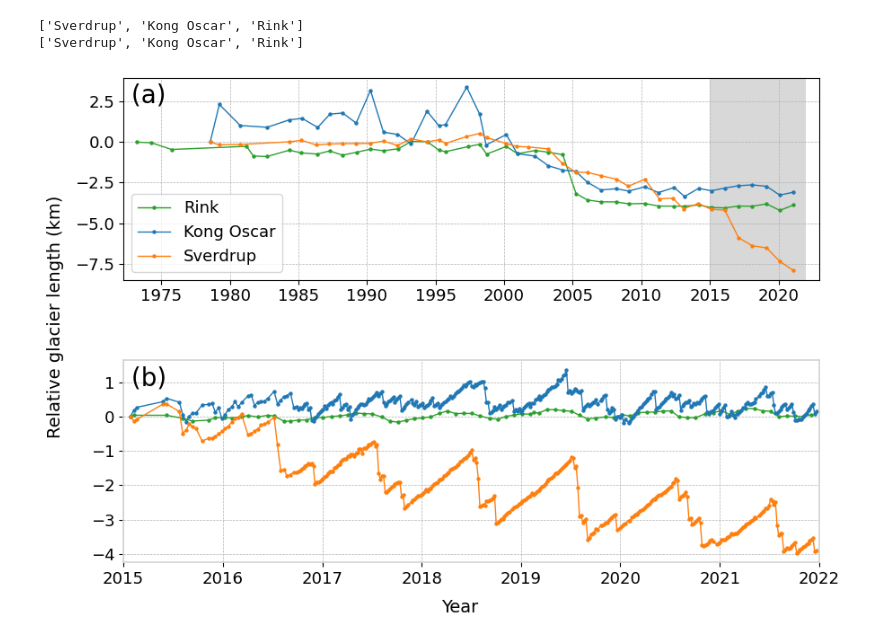
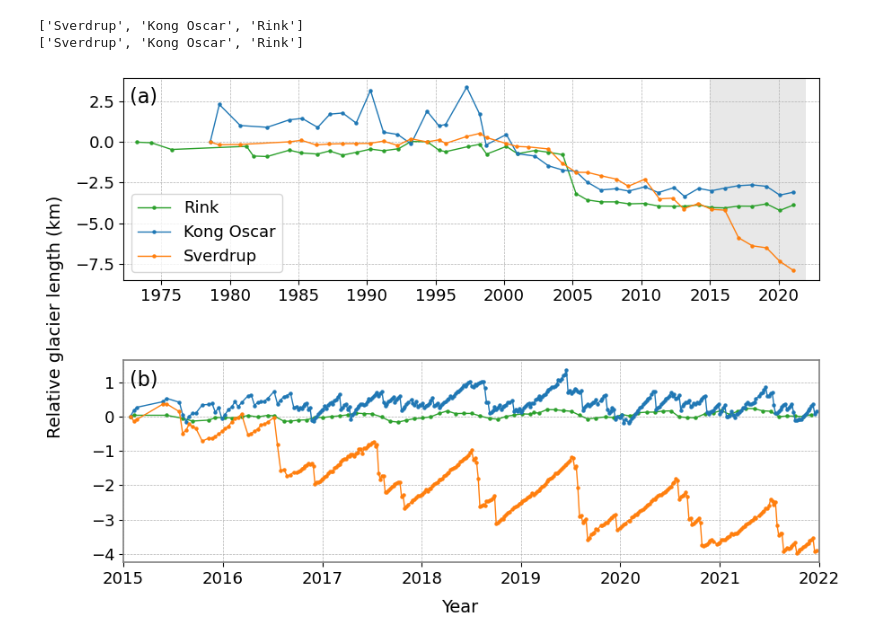
Before and after one commit to mjzahn/OMG_Narwhals_hydrography-manuscript, a Jupyter notebook: Analyses-and-plots/Glacier-length_supplement.ipynb, the cells around one changed output. Saved outputs shown, nothing was run; the diff lists cells and outputs as text; code cells hidden in the pictures.

Commit message:
updates to figures for manuscript

```diff
--- a/Analyses-and-plots/Glacier-length_supplement.ipynb
+++ b/Analyses-and-plots/Glacier-length_supplement.ipynb
@@ -59,35 +59,35 @@ plt.subplots_adjust(hspace=0.4)
 axs[0].legend(loc='lower left',prop={'size': 13})
 
 # create shaded area in top plot to indicate region where we have higher resolution obs (shown in panel b)
-axs[0].axvspan(np.datetime64("2015"), np.datetime64("2022"), color='tab:gray', alpha=0.3, lw=0)
+axs[0].axvspan(np.datetime64("2015"), np.datetime64("2022"), color='lightgray', alpha=0.5, lw=0)
 
 # plot seasonal data
 (rink_seasonal_da-rink_seasonal_da.isel(time=0)).plot(ax=axs[1],marker='o',markersize=2.2,linewidth=1,color='tab:green', label='Rink')
 (ko_seasonal_da-ko_seasonal_da.isel(time=0)).plot(    ax=axs[1],marker='o',markersize=2.2,linewidth=1,color='tab:blue', label='Kong Oscar')
 (sver_seasonal_da-sver_seasonal_da.isel(time=0)).plot(ax=axs[1],marker='o',markersize=2.2,linewidth=1,color='tab:orange', label='Sverdrup')
 # axs[1].legend(loc='lower left',prop={'size': 13})
 
 for spine in axs[1].spines.values():
-        spine.set_edgecolor('lightgray')
+        spine.set_edgecolor('gray')
 [x.set_linewidth(1.2) for x in axs[1].spines.values()]
 
 axs[0].grid(linestyle='--', linewidth=0.5)
 axs[1].grid(linestyle='--', linewidth=0.5)
 
-axs[0].set_title(" (a)",loc='left',y=1.0, pad=-20,fontsize = 20)
-axs[1].set_title(" (b)",loc='left',y=1.0, pad=-20,fontsize = 20)
+axs[0].set_title(" (a)",loc='left',y=1.0, pad=-20,fontsize = 16)
+axs[1].set_title(" (b)",loc='left',y=1.0, pad=-20,fontsize = 16)
 axs[0].set_xlabel("")
 axs[1].set_xlabel("")
 
 axs[0].margins(x=0.02)
 axs[1].margins(x=0)
 
 axs[0].set_xticks(years_all, years_all, rotation=0, horizontalalignment = 'center')
 axs[1].set_xticks(years_seasonal, years_seasonal, rotation=0, horizontalalignment = 'center')
 
 fig.text(0.5, 0.03, 'Year', size=14, ha='center')
 fig.text(0.04, 0.5, 'Relative glacier length (km)', size=14, va='center', rotation='vertical');
 
 plt.savefig("figures/glacier_length_fig.png", bbox_inches='tight', dpi=300, facecolor='white');
 # %% [output]
-[figure, old version]
+[figure, new version]
```
Also changed, not shown: 2 other files.
